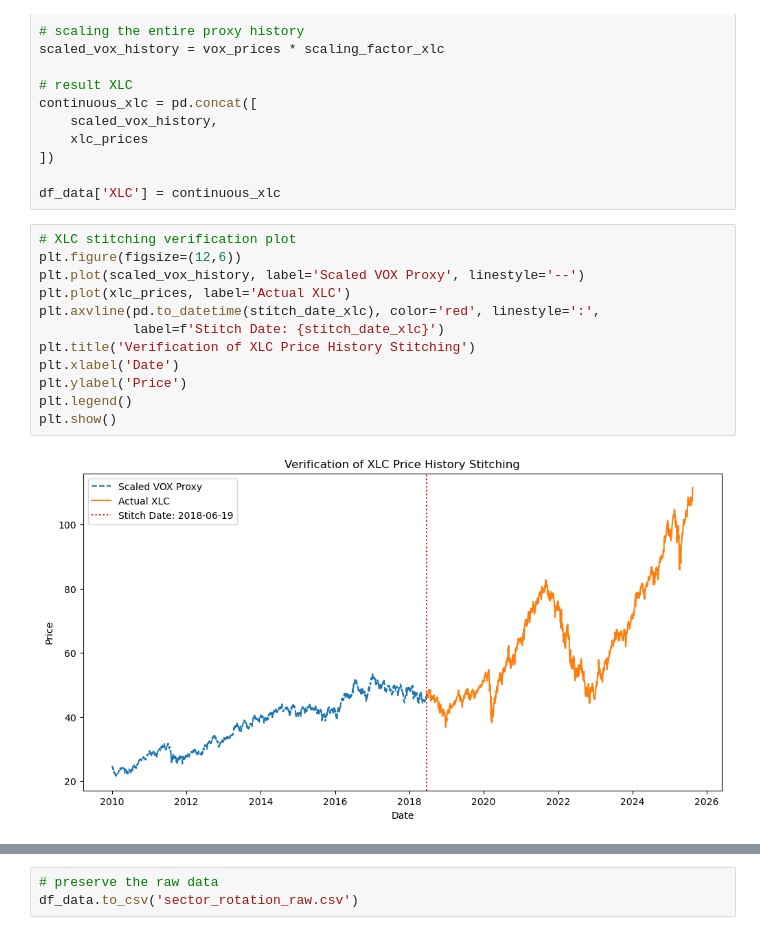
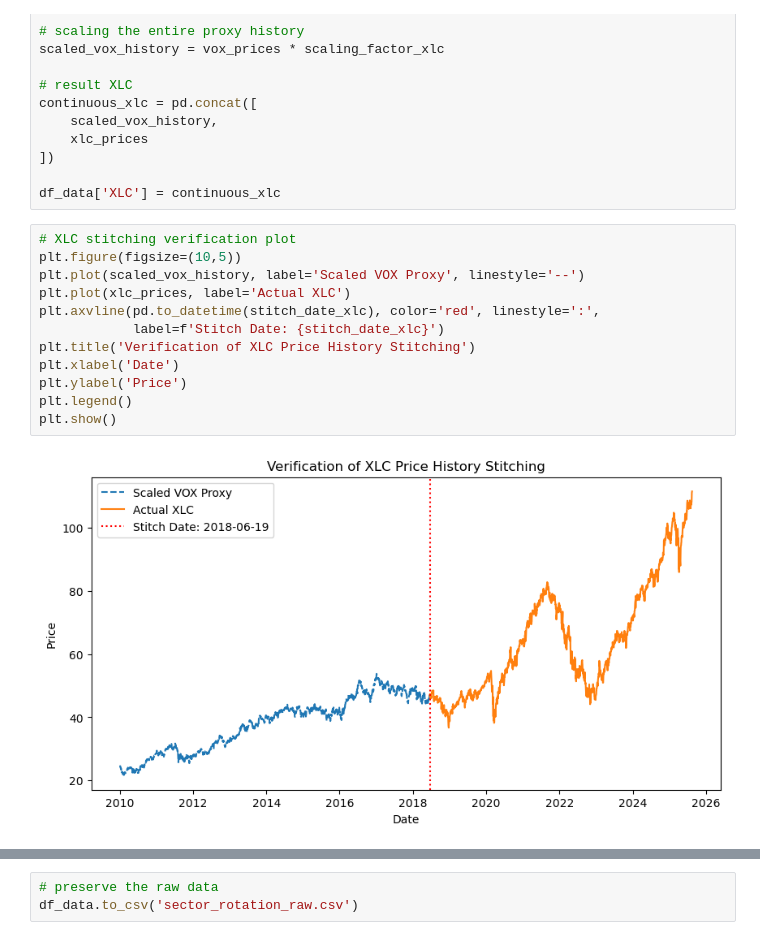
Before and after one commit to thishan1036/quantitative-sector-rotation, a Jupyter notebook: sector_rotation.ipynb, the cells around one changed output, grey strips where cells are left out. Cells and saved outputs as stored; diff of their text form.

```diff
--- a/sector_rotation.ipynb
+++ b/sector_rotation.ipynb
@@ -412,15 +426,15 @@ continuous_xlc = pd.concat([
 df_data['XLC'] = continuous_xlc
 # %%
 # XLC stitching verification plot
-plt.figure(figsize=(12,6))
+plt.figure(figsize=(10,5))
 plt.plot(scaled_vox_history, label='Scaled VOX Proxy', linestyle='--')
 plt.plot(xlc_prices, label='Actual XLC')
 plt.axvline(pd.to_datetime(stitch_date_xlc), color='red', linestyle=':',
             label=f'Stitch Date: {stitch_date_xlc}')
 plt.title('Verification of XLC Price History Stitching')
 plt.xlabel('Date')
 plt.ylabel('Price')
 plt.legend()
 plt.show()
 # %% [output]
-[figure, old version]
+[figure, new version]
```
Also changed, not shown: parts of 82 cells of this notebook, 1 other file.
